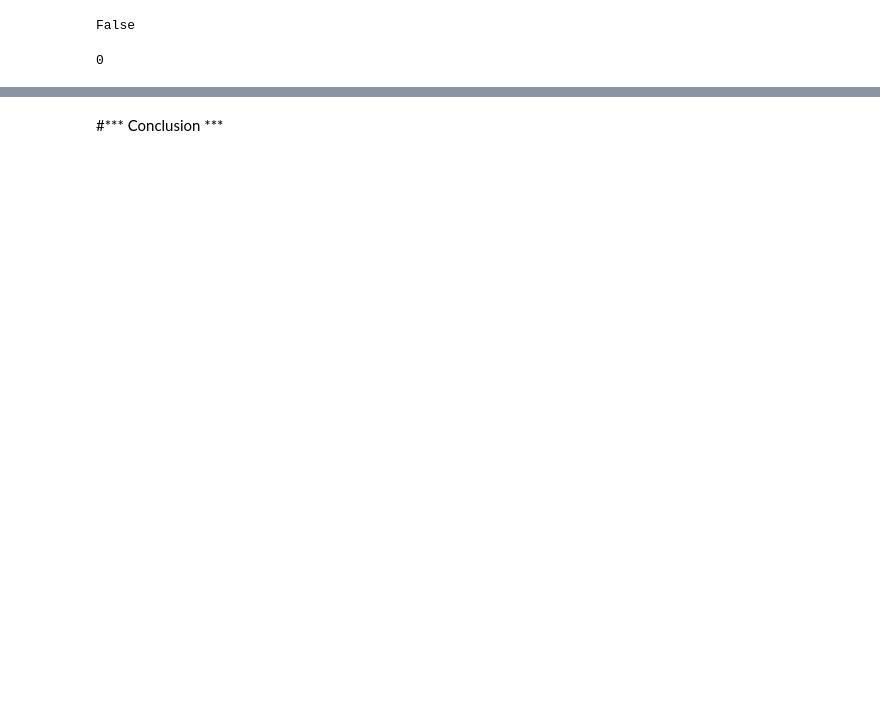
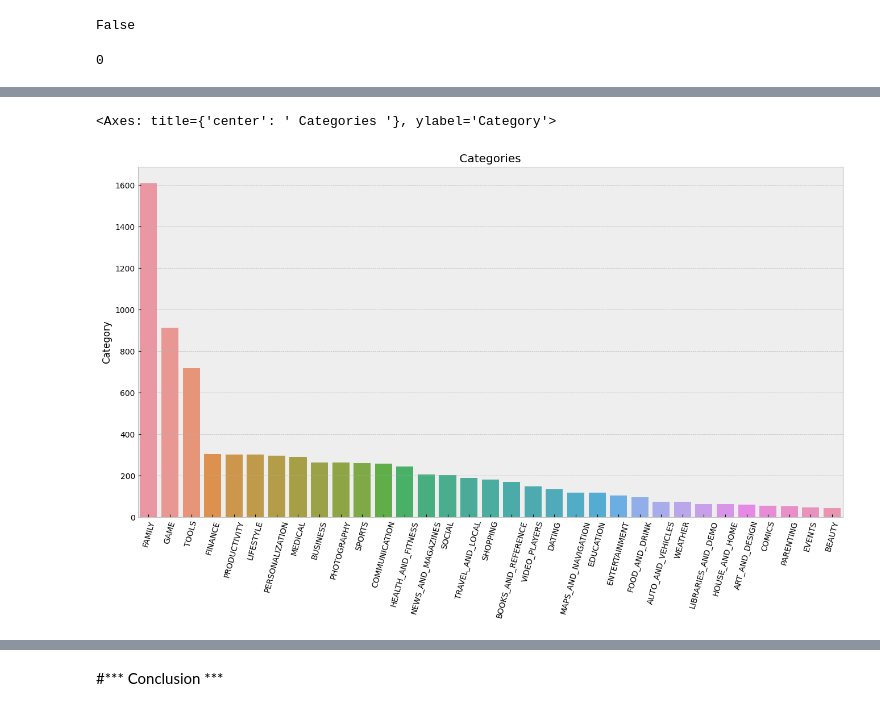
Before and after one commit to jaypatil143/Python-Project-, a Jupyter notebook: my_play_store_project.ipynb, the cells around one changed output, grey strips where cells are left out. Drawn from its saved outputs; the diff is of its cells as text; code cells hidden in the pictures; blank space fills up the shorter version.

```diff
--- a/my_play_store_project.ipynb
+++ b/my_play_store_project.ipynb
@@ -259,8 +271,15 @@ df.drop([10472], inplace = True )
 # %%
-# remove or manage null value .
+# maneage null value
 
-meanVal = df['Rating'].mean()
-df['Rating'].fillna(value=meanVal, inplace=True)
+# meanVal = df['Rating'].mean()
+# df['Rating'].fillna(value=meanVal, inplace=True)
+"""
+if i manage null value of rating , but that rating will be show sutable data but it's fake,
+thats why i didn't do that .
+"""
+
+# drop null value .
+
 df.dropna(inplace = True )
 # %%
 # Droping dublicates Row & then App cause App will not droped after droped Row
@@ -414,0 +557,11 @@ memory usage: 7.4 MB
+# %%
+top = df.Category.value_counts().sort_values(ascending=False).head(33)
+plt.figure(figsize=(16,8))
+plt.xticks(rotation=75)
+plt.title(' Categories ')
+ylable = ('Number of Apps')
+plt.style.use('bmh')
+sns.barplot(x= top.index, y=top)
+# %% [output]
+<Axes: title={'center': ' Categories '}, ylabel='Category'>
+[figure, added]
```
Also changed, not shown: parts of 55 cells of this notebook.
